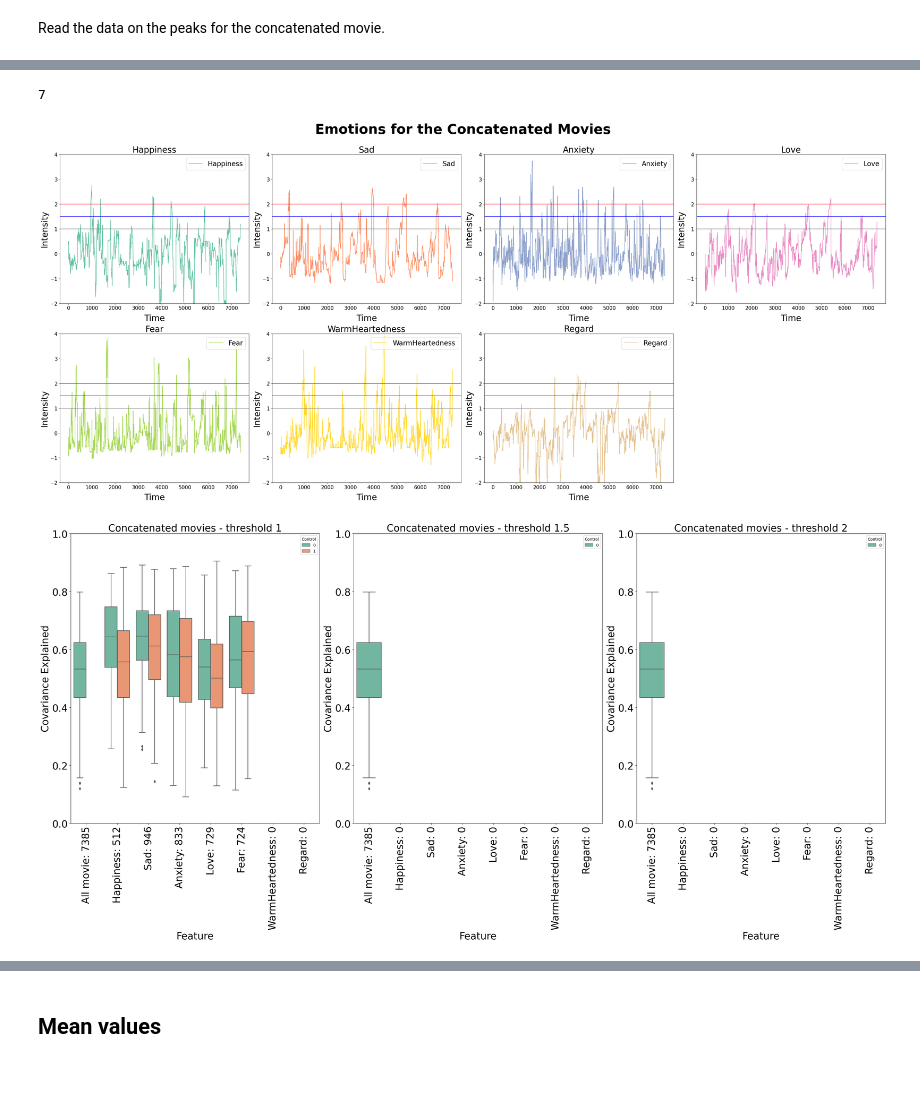
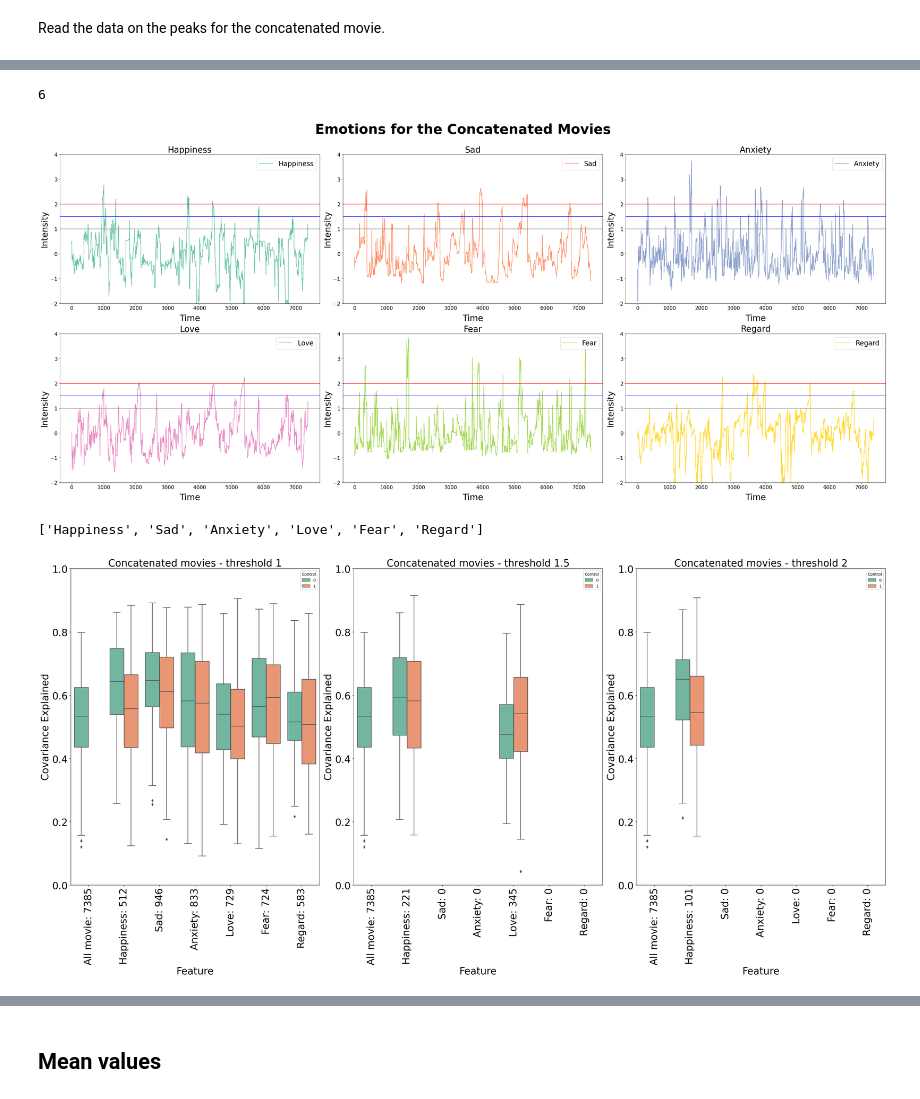
Before and after one commit to silviiaromanato/HigherOrder, a Jupyter notebook: Code/PLS_Silvia/PLS_peaks.ipynb, the cells around one changed output, grey strips where cells are left out. Drawn from its saved outputs; the diff is of its cells as text; code cells hidden in the pictures.

```diff
--- a/Code/PLS_Silvia/PLS_peaks.ipynb
+++ b/Code/PLS_Silvia/PLS_peaks.ipynb
@@ -58,7 +58,7 @@ Index(['Covariance Explained', 'P-value', 'Movie', 'LC', 'Region',
 |  | bootstrap_round | Covariance Explained | P-value | Region | Type |
 | 0 | 0 | 0.521576 | 0.032967 | ALL | bold |
 # %%
-emotions = ['Happiness', 'Sad', 'Anxiety', 'Love', 'Fear', 'WarmHeartedness', 'Regard']
+emotions = ['Happiness', 'Sad', 'Anxiety', 'Love', 'Fear', 'Regard']
 
 lenght_movies = {}
 concat_emo = pd.DataFrame()
@@ -88,36 +88,36 @@ fig.suptitle('Emotions for the Concatenated Movies', fontsize=40, fontweight='bo
 
 for i, emotion in enumerate(emotions):
     # Determine the current subplot row and column
     row = i // n_cols
     col = i % n_cols
 
     if n_rows > 1:
         ax = axes[row, col]
     else:
         ax = axes[col]
 
     ax.plot(concat_emo[emotion], label=emotion, color=palette[i])
     ax.set_title(emotion, fontsize=25)
     ax.set_xlabel('Time', fontsize=25, labelpad=10)
     ax.set_ylabel('Intensity', fontsize=25)
     ax.axhline(y=1, color='grey', linestyle='-')
     ax.axhline(y=2, color='red', linestyle='-')
     ax.axhline(y=1.5, color='blue', linestyle='-')
     ax.legend(loc='upper right', fontsize=20)
     ax.tick_params(axis='both', which='major', labelsize=15)
     ax.set_ylim([-2, 4])
 
     # for movie in list_movies:
     #     ax.plot(lenght_movies[movie], -2, marker='o', color='red', markersize=10)
     #     ax.text(lenght_movies[movie], -4, movie, ha='center', fontsize=15, rotation=90)
 
-fig.delaxes(axes[1, 3])
+#fig.delaxes(axes[1, 3])
 plt.tight_layout()
 plt.subplots_adjust(top=0.9)  # Adjust this as needed for the title
 plt.show()
 # %% [output]
-7
+6
-[figure, old version]
+[figure, new version]
 # %%
 significant_peaks = peaks_data[peaks_data['P-value'] < 0.05]
 significant_peaks = significant_peaks.groupby(['Region', 'bootstrap_round', 'Feature', 'threshold']).sum()['Covariance Explained'].reset_index()
@@ -125,11 +125,13 @@ significant_peaks['Control'] = significant_peaks['Feature'].apply(lambda x: 1 if
 significant_peaks['Feature'] = significant_peaks['Feature'].apply(lambda x: x.split('_')[-1])
 # %%
 thresholds = [1, 1.5, 2]
+print(emotions)
 
 significant = retrieve_significant_data(peaks_data, data_all, count_pts, thresholds, emotions)
 plot_peaks(significant, emotions, thresholds)
 # %% [output]
+['Happiness', 'Sad', 'Anxiety', 'Love', 'Fear', 'Regard']
-[figure, old version]
+[figure, new version]
 # %%
 increase_thr(significant, emotions)
 # %% [output]
```
Also changed, not shown: parts of 10 cells of this notebook, 1 other file.
